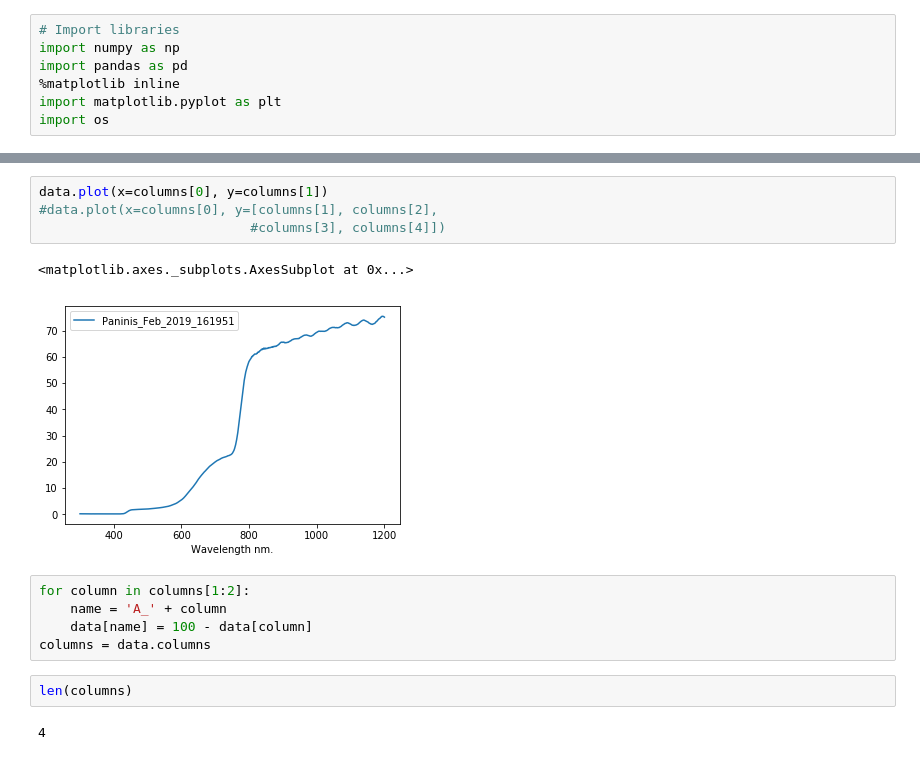
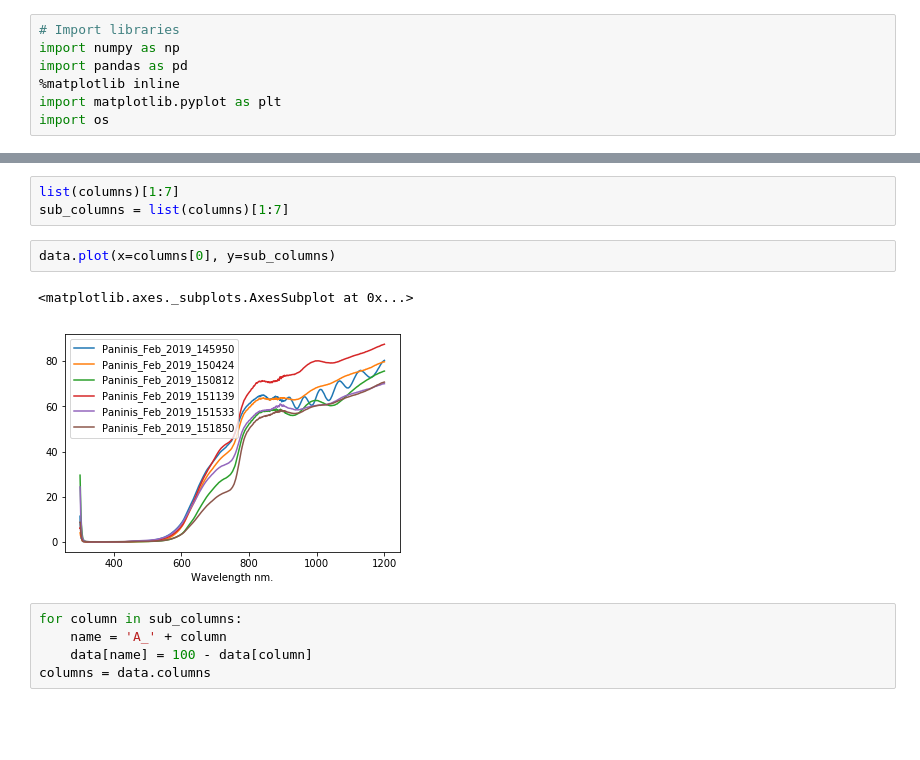
Before and after one commit to orlando-trejo/Dasgroupta, a Jupyter notebook: UV-vis-2.ipynb, the cells around one changed output, grey strips where cells are left out. Cells and saved outputs as stored; diff of their text form; blank space fills up the shorter version.

```diff
--- a/UV-vis-2.ipynb
+++ b/UV-vis-2.ipynb
@@ -28,16 +24,13 @@ Index(['Wavelength nm.', 'Paninis_Feb_2019_161951', 'Energy'], dtype='object')
-# %%
-data.plot(x=columns[0], y=columns[1])
-#data.plot(x=columns[0], y=[columns[1], columns[2],
-                           #columns[3], columns[4]])
-# %% [output]
-<matplotlib.axes._subplots.AxesSubplot at 0x...>
-[figure, removed]
+# %%
+list(columns)[1:7]
+sub_columns = list(columns)[1:7]
+# %%
+data.plot(x=columns[0], y=sub_columns)
+# %% [output]
+<matplotlib.axes._subplots.AxesSubplot at 0x...>
+[figure, added]
 # %%
-for column in columns[1:2]:
+for column in sub_columns:
     name = 'A_' + column
     data[name] = 100 - data[column]
 columns = data.columns
-# %%
-len(columns)
-# %% [output]
-4
```
Also changed, not shown: parts of 14 cells of this notebook, 2 other files.
